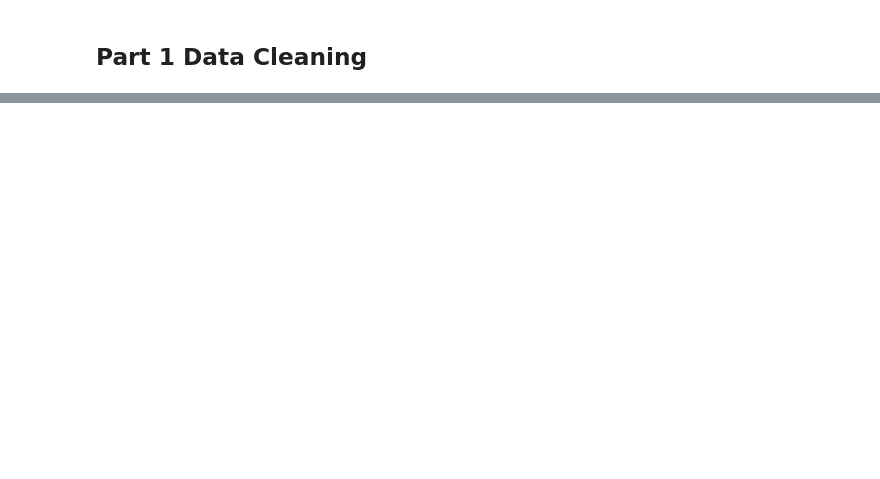
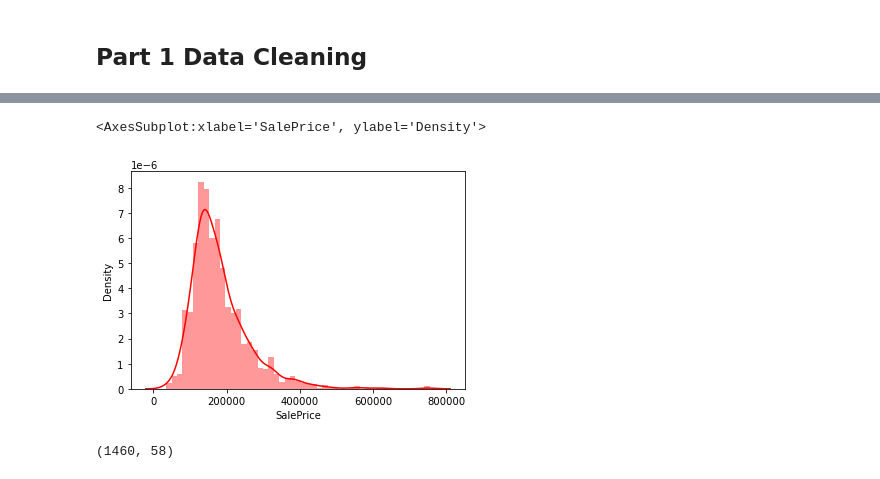
Before and after one commit to mandy728/house_price_prediction, a Jupyter notebook: EDA.ipynb, the cells around one changed output, grey strips where cells are left out. Drawn from its saved outputs; the diff is of its cells as text; code cells hidden in the pictures; blank space fills up the shorter version.

```diff
--- a/EDA.ipynb
+++ b/EDA.ipynb
@@ -4,3 +1,12 @@ import numpy as np
+# %%
+import pandas as pd
+import numpy as np
+import seaborn as sns
+import matplotlib.pyplot as plt
+sns.set()
+from sklearn.preprocessing import OrdinalEncoder
+from scipy.stats import skew
+import math
 # %%
 train = pd.read_csv('train.csv')
 test = pd.read_csv('test.csv')
@@ -65 +53,3 @@ null_data.head(30)
+# %%
+train = train.drop(null_data[null_data['null_num']>1].index, axis=1)
 # %%
@@ -74,0 +161,9 @@ per_df
+# %%
+sns.distplot(train['SalePrice'],color='red')
+# %% [output]
+<AxesSubplot:xlabel='SalePrice', ylabel='Density'>
+[figure, added]
+# %%
+train.shape
+# %% [output]
+(1460, 58)
```
Also changed, not shown: parts of 37 cells of this notebook.
